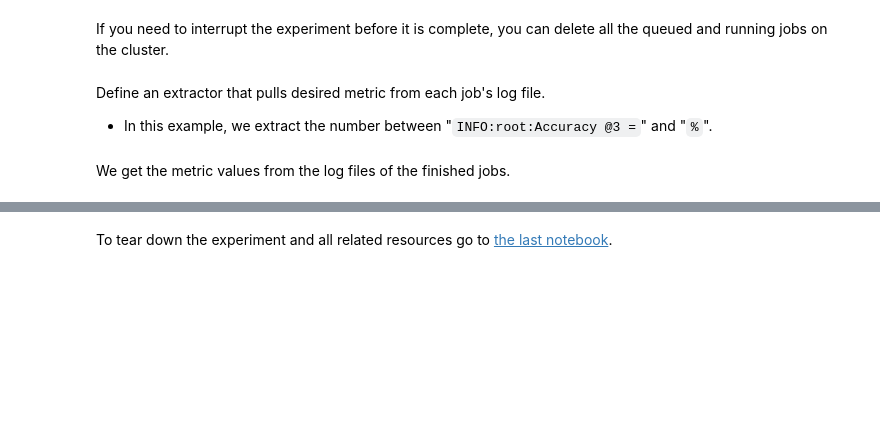
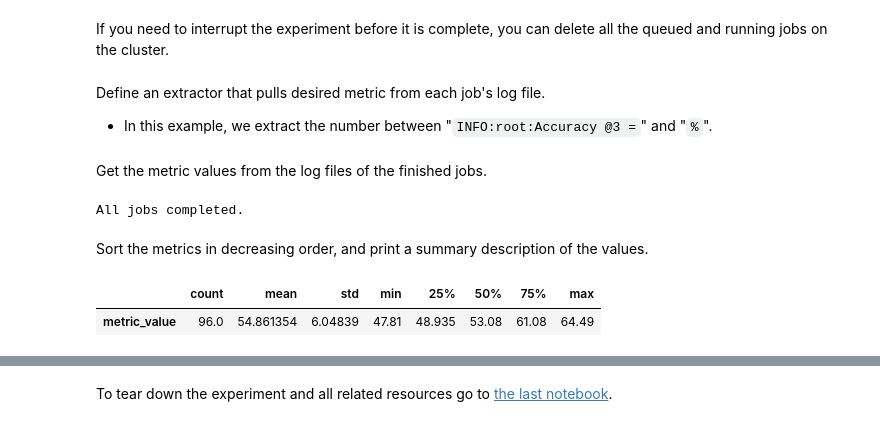
Before and after one commit to microsoft/MLHyperparameterTuning, a Jupyter notebook: 05_Hyperparameter_Search.ipynb, the cells around one changed output, grey strips where cells are left out. Cells and saved outputs as stored; diff of their text form; code cells hidden in the pictures; blank space fills up the shorter version.

Commit message:
Add creating and saving the best model using a large number of estimators. Expand the explanations.

```diff
--- a/05_Hyperparameter_Search.ipynb
+++ b/05_Hyperparameter_Search.ipynb
@@ -105,4 +115,3 @@ We define the path to the training script.
 # %%
-python_script_file_path='$AZ_BATCHAI_JOB_MOUNT_ROOT/{0}/{1}/{2}'.format(azure_file_share_mount_path,
-                                                                        script_path,
-                                                                        script_name)
+python_script_file_path='$AZ_BATCHAI_JOB_MOUNT_ROOT/{0}/{1}/{2}'.format(
+    azure_file_share_mount_path, script_path, script_name)
@@ -210,20 +245,21 @@ metric_extractor = utils.job.MetricExtractor(
                         logfile='TrainTestClassifier.log',
                         regex='INFO:root:Accuracy @3 = (.*?)\%')
 # %% [markdown]
-We get the metric values from the log files of the finished jobs.
+Get the metric values from the log files of the finished jobs.
-# %%
-# Get each job's metrics
-results = experiment_utils.get_metrics_for_jobs(jobs, metric_extractor)
-
-# Sort them in decreasing order.
-results.sort(key=lambda r: r['metric_value'], reverse=True)
-
-# Print the results
-for result in results:
-    print("Job {0} completed with metric value {1}".format(result['job_name'], result['metric_value']))
-
-# Print the best job
-print("Best job: {0} with parameters {1}".format(
-    results[0]['job_name'],
-    {ev.name:ev.value for ev in results[0]['job'].environment_variables}
-))
+# %%
+%%time
+results = experiment_utils.get_metrics_for_jobs(jobs, metric_extractor)
+# %% [output]
+All jobs completed.
+# %% [markdown]
+Sort the metrics in decreasing order, and print a summary description of the values.
+# %%
+results.sort(key=lambda r: r['metric_value'], reverse=True)
+
+metric_values = pd.Series({result['job_name']: result['metric_value']
+                           for result in results},
+                          name='Accuracy @3')
+metric_values.describe().to_frame().transpose()
+# %% [output]
+|  | count | mean | std | min | 25% | 50% | 75% | max |
+| metric_value | 96.0 | 54.861354 | 6.04839 | 47.81 | 48.935 | 53.08 | 61.08 | 64.49 |
```
Also changed, not shown: parts of 30 cells of this notebook.
